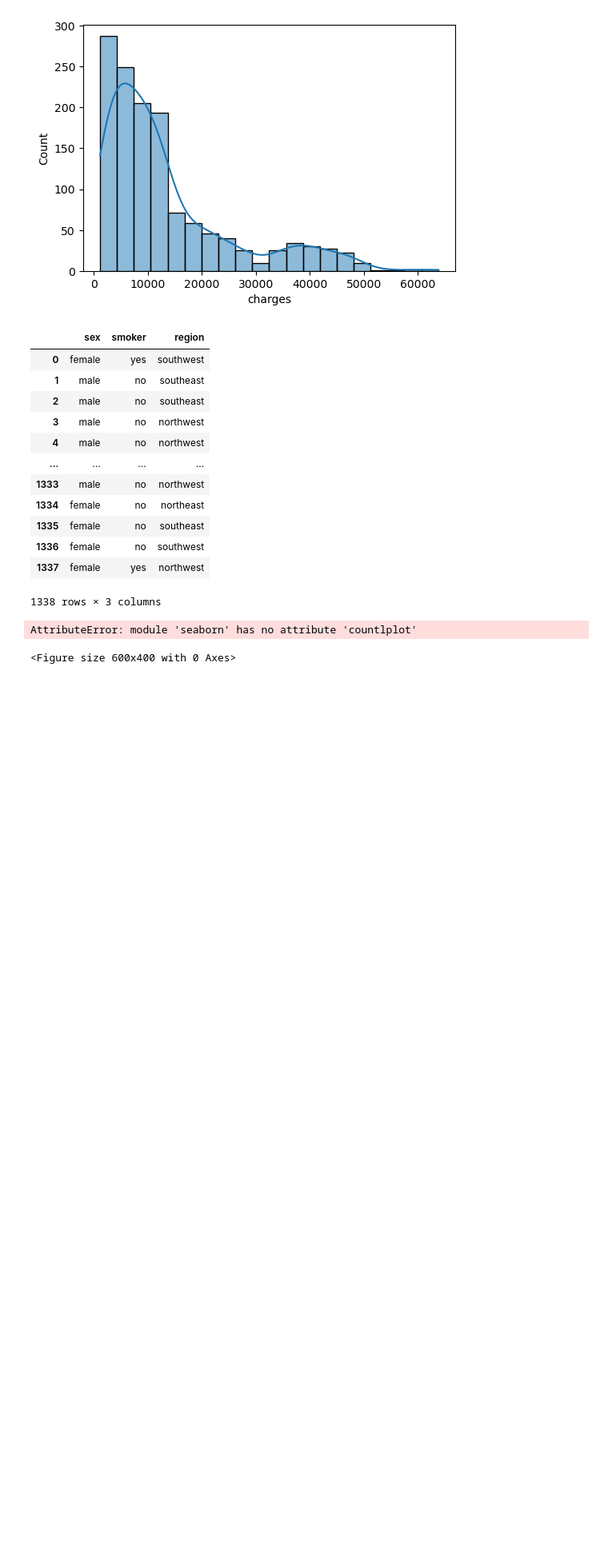
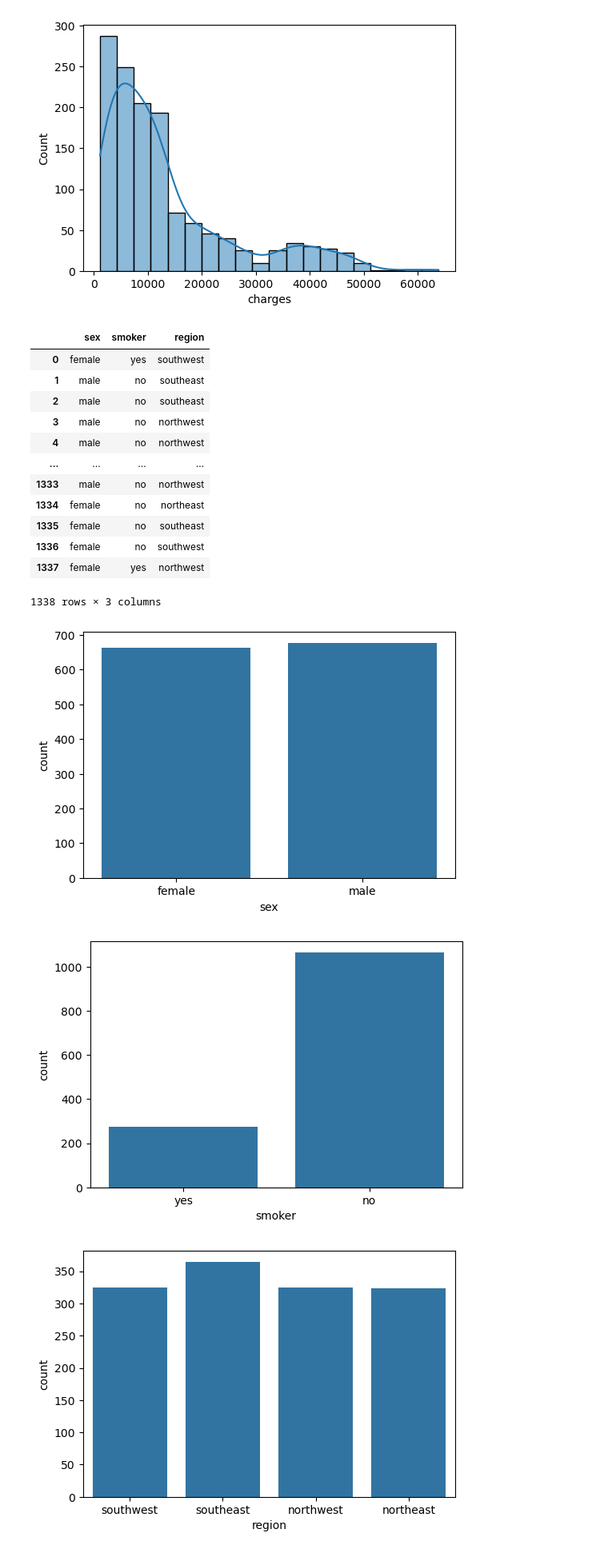
Before and after one commit to PatilPunit/data_Science, a Jupyter notebook: ML/Untitled.ipynb, the cells around one changed output. Shown at 80% size. Saved outputs shown, nothing was run; the diff lists cells and outputs as text; code cells hidden in the pictures; blank space fills up the shorter version.

```diff
--- a/ML/Untitled.ipynb
+++ b/ML/Untitled.ipynb
@@ -101,7 +101,8 @@ categorical_cols
 # %%
 for col in categorical_cols:
     plt.figure(figsize=(6,4))
-    sea.countlplot(x=df[col])
+    sea.countplot(x=categorical_cols[col])
 # %% [output]
-AttributeError: module 'seaborn' has no attribute 'countlplot'
-<Figure size 600x400 with 0 Axes>
+[figure, added]
+[figure, added]
+[figure, added]
```
Also changed, not shown: parts of 6 cells of this notebook.
